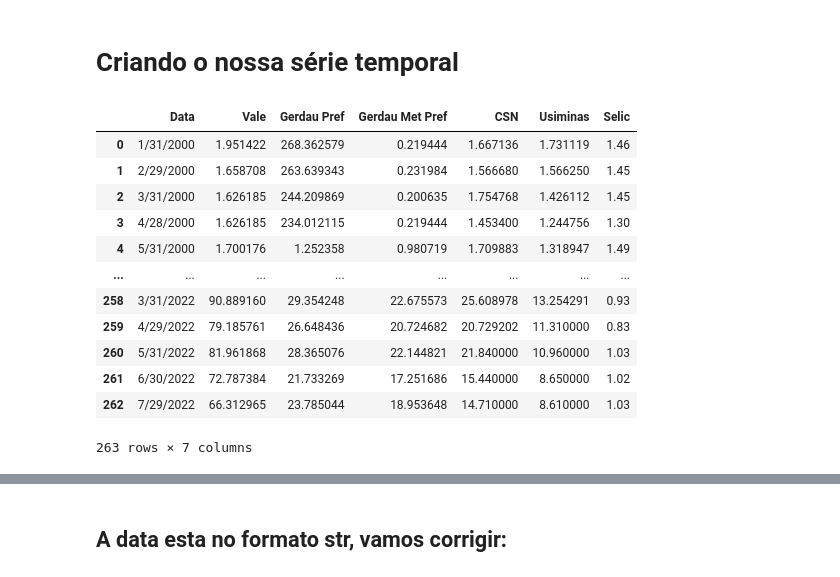
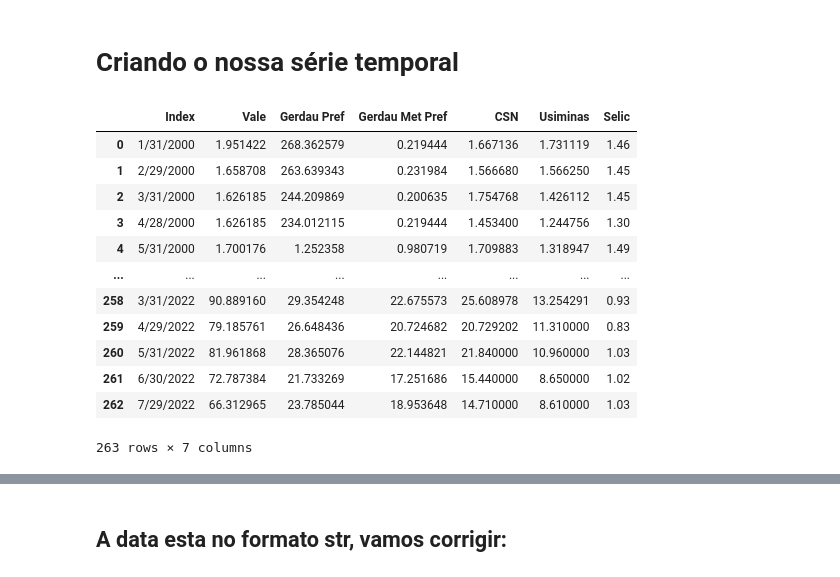
Before and after one commit to kauebr/Insights, a Jupyter notebook: Setor Siderúrgico Nacional/2 Entrega - Cliclo 2/Passo 06 - Análise exploratória/Jupyter Notebooks/Analise exploratória.ipynb, the cells around one changed output, grey strips where cells are left out. Cells and saved outputs as stored; diff of their text form; code cells hidden in the pictures.

```diff
--- a/Setor Siderúrgico Nacional/2 Entrega - Cliclo 2/Passo 06 - Análise exploratória/Jupyter Notebooks/Analise exploratória.ipynb
+++ b/Setor Siderúrgico Nacional/2 Entrega - Cliclo 2/Passo 06 - Análise exploratória/Jupyter Notebooks/Analise exploratória.ipynb
@@ -25,12 +27,13 @@ from datetime import date
 # %%
 # Puxando os dados
 dir = 'C:/Users/manda/OneDrive/Documents/GitHub/Insights/Setor Siderúrgico Nacional/2 Entrega - Cliclo 2/Passo 03 e 04 - Coleta e limpeza dos dados/DataFrames/DF pronto para análise pandas.csv'
 df = pd.read_csv(dir, skiprows=1, encoding='UTF8')
 # Dropando coluna desnecessária
 df = df.drop(columns=['Unnamed: 0'])
+df.rename(columns={'Data': 'Index'}, inplace = True)
 df
 # %% [output]
-|  | Data | Vale | Gerdau Pref | Gerdau Met Pref | CSN | Usiminas | Selic |
+|  | Index | Vale | Gerdau Pref | Gerdau Met Pref | CSN | Usiminas | Selic |
 | 0 | 1/31/2000 | 1.951422 | 268.362579 | 0.219444 | 1.667136 | 1.731119 | 1.46 |
 | 1 | 2/29/2000 | 1.658708 | 263.639343 | 0.231984 | 1.566680 | 1.566250 | 1.45 |
 | 2 | 3/31/2000 | 1.626185 | 244.209869 | 0.200635 | 1.754768 | 1.426112 | 1.45 |
```
Also changed, not shown: parts of 11 cells of this notebook.
